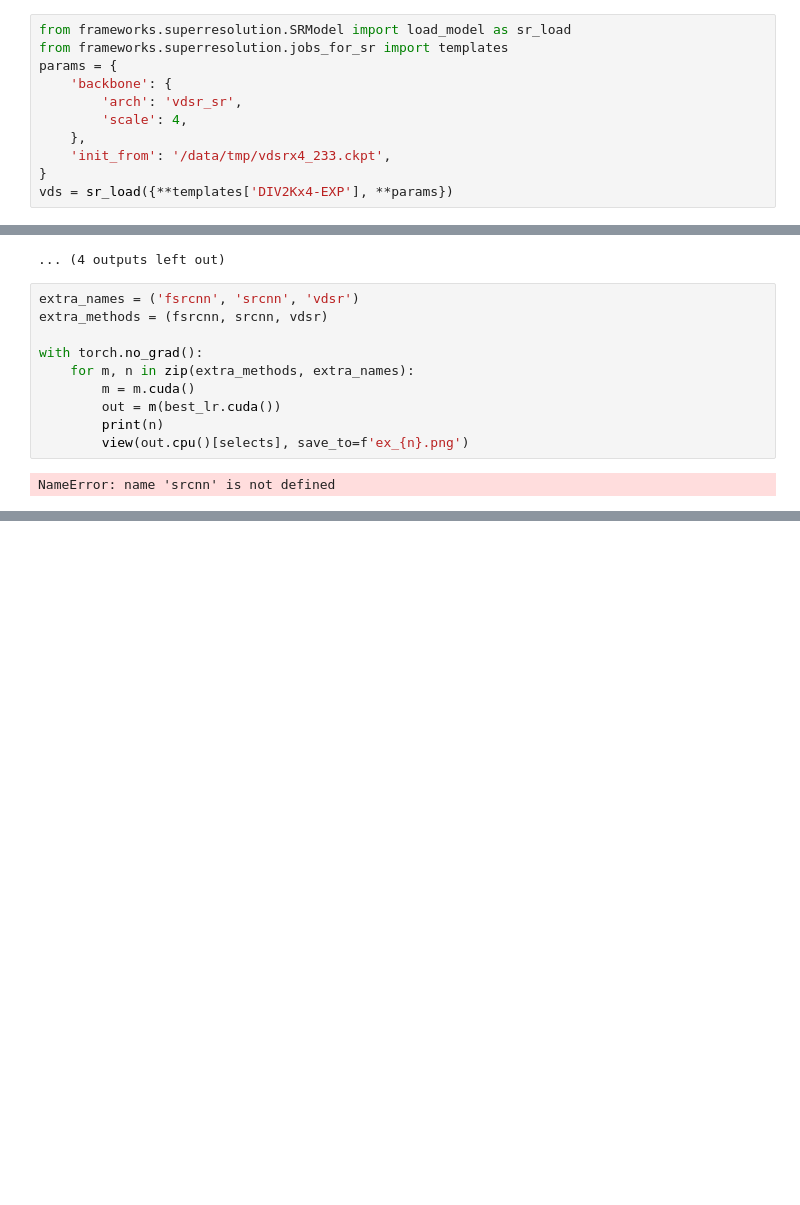
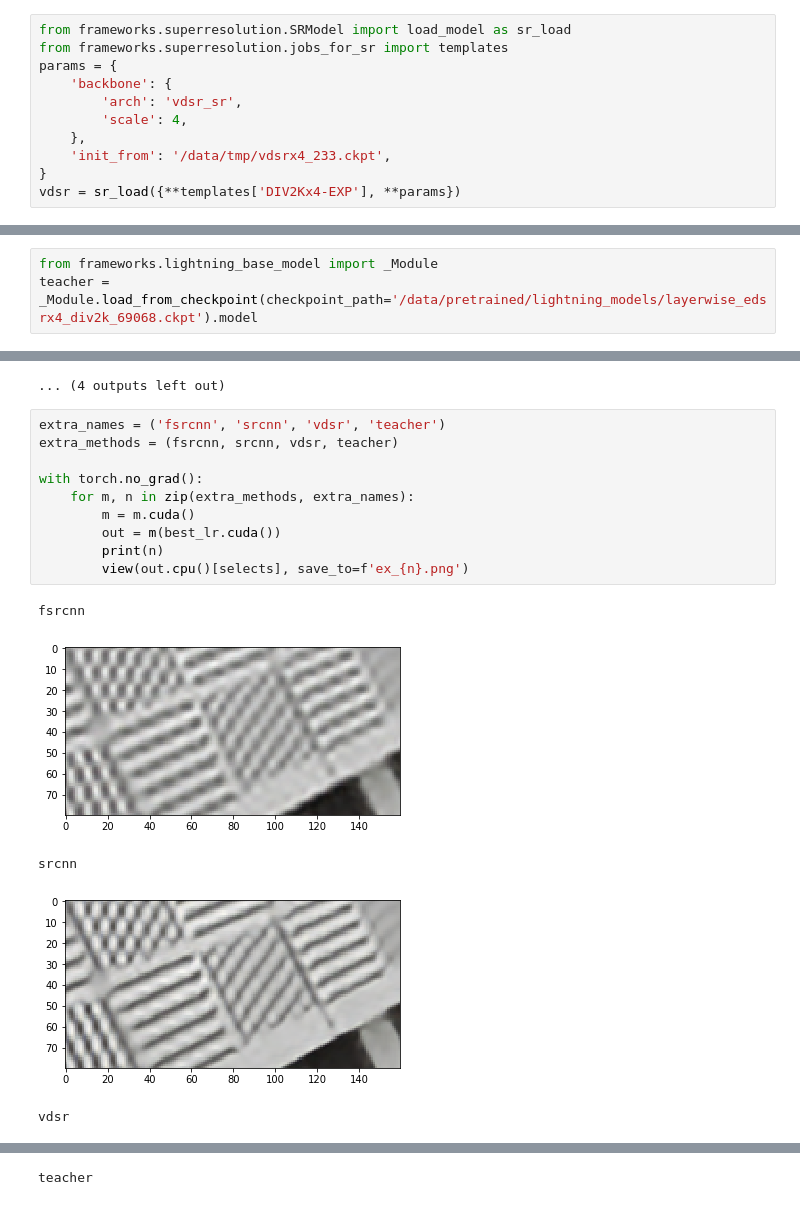
Before and after one commit to wukailu/EDSR-PyTorch, a Jupyter notebook: experiment/fig4_gen/qualitative_cmp.ipynb, the cells around one changed output, grey strips where cells are left out. Drawn from its saved outputs; the diff is of its cells as text; blank space fills up the shorter version.

```diff
--- a/experiment/fig4_gen/qualitative_cmp.ipynb
+++ b/experiment/fig4_gen/qualitative_cmp.ipynb
@@ -291,7 +294,7 @@ params = {
     },
     'init_from': '/data/tmp/vdsrx4_233.ckpt',
 }
-vds = sr_load({**templates['DIV2Kx4-EXP'], **params})
+vdsr = sr_load({**templates['DIV2Kx4-EXP'], **params})
 # %% [output]
 Preparing loss function:
 1.000 * L1
@@ -310,3 +313,6 @@ Preprocessing low resolution sr data...
 len(dataset): 16000
 len(dataset): 10
 len(dataset): 10
+# %%
+from frameworks.lightning_base_model import _Module
+teacher = _Module.load_from_checkpoint(checkpoint_path='/data/pretrained/lightning_models/layerwise_edsrx4_div2k_69068.ckpt').model
@@ -449,14 +464,18 @@ edsr
 [figure]
 ... (4 outputs left out)
 # %%
-extra_names = ('fsrcnn', 'srcnn', 'vdsr')
-extra_methods = (fsrcnn, srcnn, vdsr)
+extra_names = ('fsrcnn', 'srcnn', 'vdsr', 'teacher')
+extra_methods = (fsrcnn, srcnn, vdsr, teacher)
 
 with torch.no_grad():
     for m, n in zip(extra_methods, extra_names):
         m = m.cuda()
         out = m(best_lr.cuda())
         print(n)
         view(out.cpu()[selects], save_to=f'ex_{n}.png')
 # %% [output]
-NameError: name 'srcnn' is not defined
+fsrcnn
+[figure, added]
+srcnn
+[figure, added]
+vdsr
@@ -462,0 +483 @@ NameError: name 'srcnn' is not defined
+teacher
```
Also changed, not shown: parts of 6 cells of this notebook, 6 other files.
